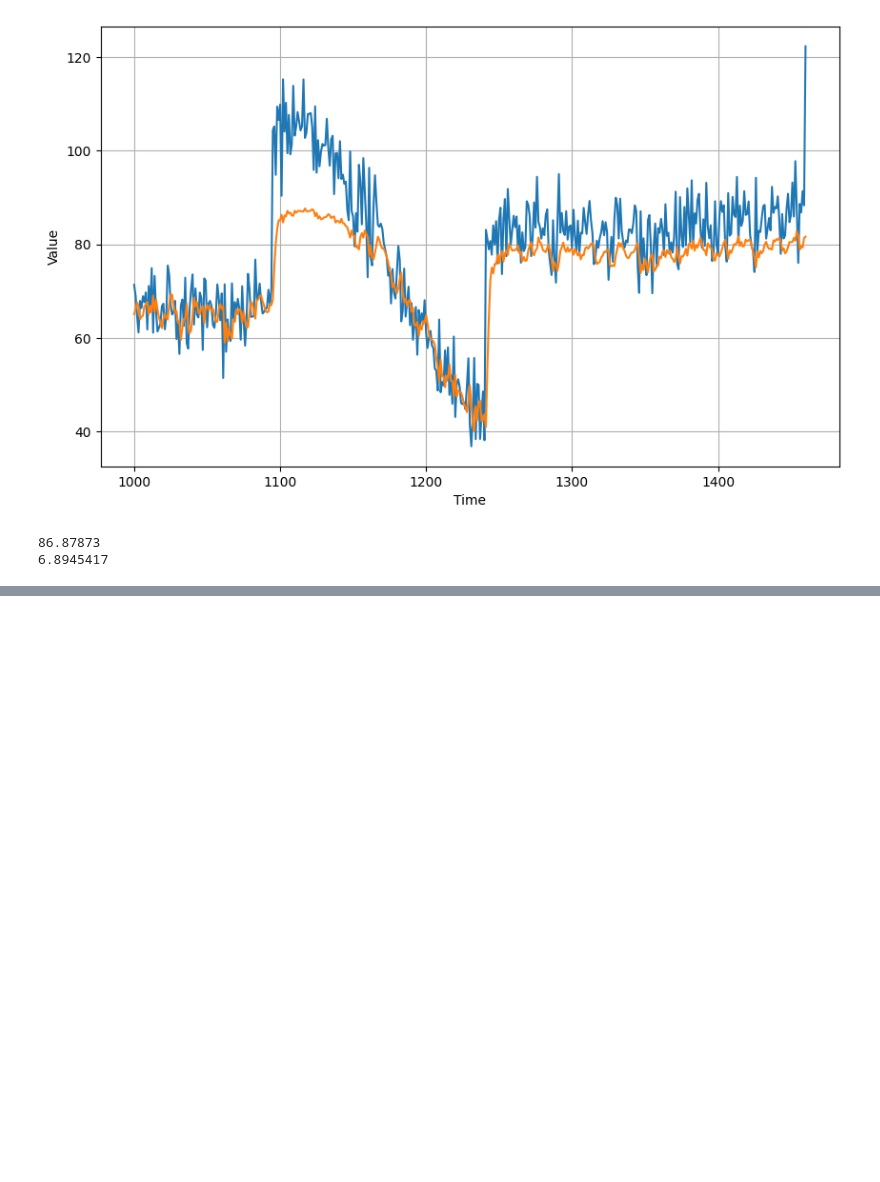
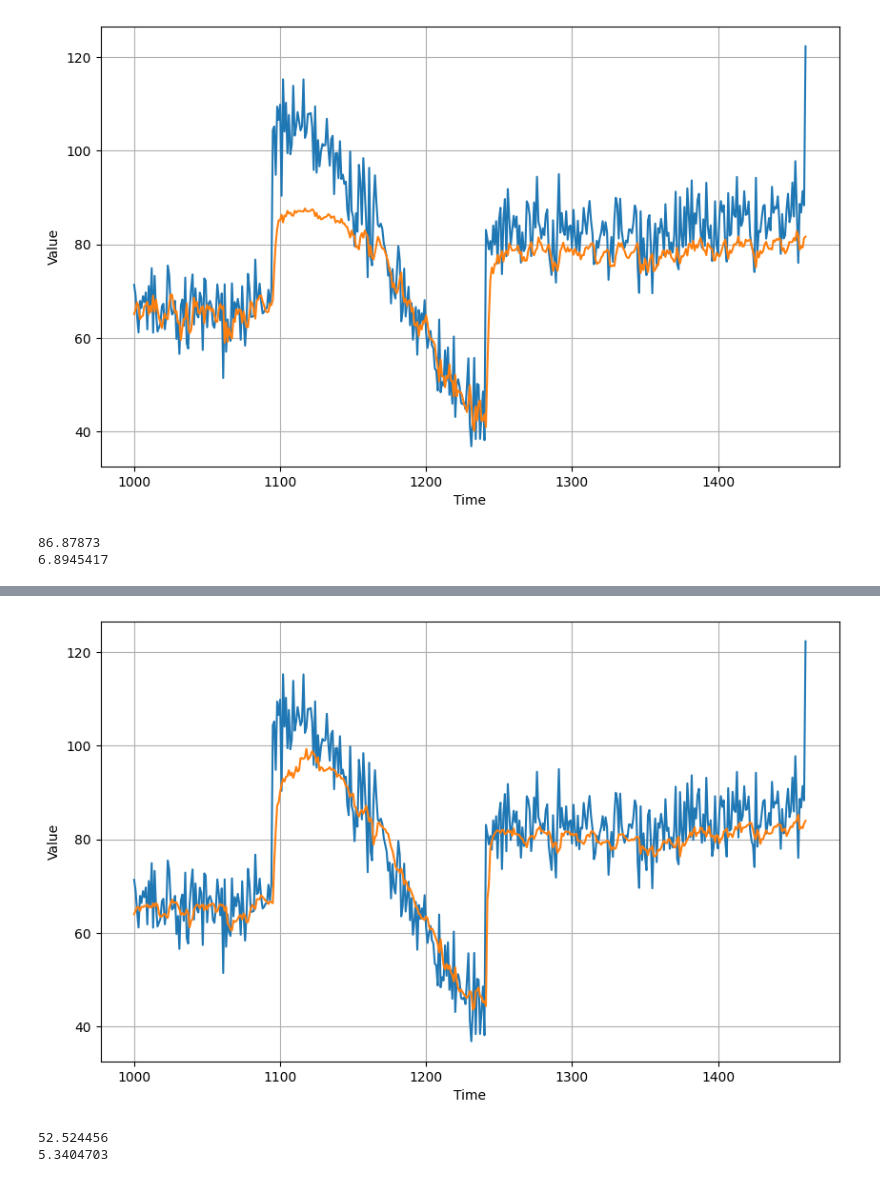
Before and after one commit to shielamms/Tensorflow-Notebooks, a Jupyter notebook: Deep_Neural_Network_Training_on_Time_Series.ipynb, the cells around one changed output, grey strips where cells are left out. Cells and saved outputs as stored; diff of their text form; code cells hidden in the pictures; blank space fills up the shorter version.

```diff
--- a/Deep_Neural_Network_Training_on_Time_Series.ipynb
+++ b/Deep_Neural_Network_Training_on_Time_Series.ipynb
@@ -558,0 +722,7 @@ print(tf.keras.metrics.mean_absolute_error(x_valid, results).numpy())
+# %%
+forecast_series = series[split_time-window_size:-1]
+forecast = model_forecast(model, forecast_series, window_size, batch_size)
+results = forecast.squeeze()
+
+plot_series(time_valid, (x_valid, results))
+# %% [output]
@@ -558,0 +730,7 @@ print(tf.keras.metrics.mean_absolute_error(x_valid, results).numpy())
+[figure, added]
+# %%
+print(tf.keras.metrics.mean_squared_error(x_valid, results).numpy())
+print(tf.keras.metrics.mean_absolute_error(x_valid, results).numpy())
+# %% [output]
+52.524456
+5.3404703
```
Also changed, not shown: parts of 15 cells of this notebook.
